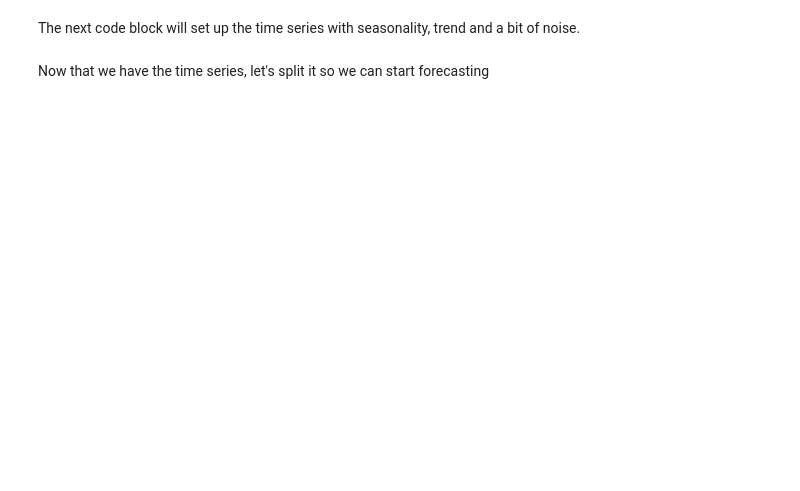
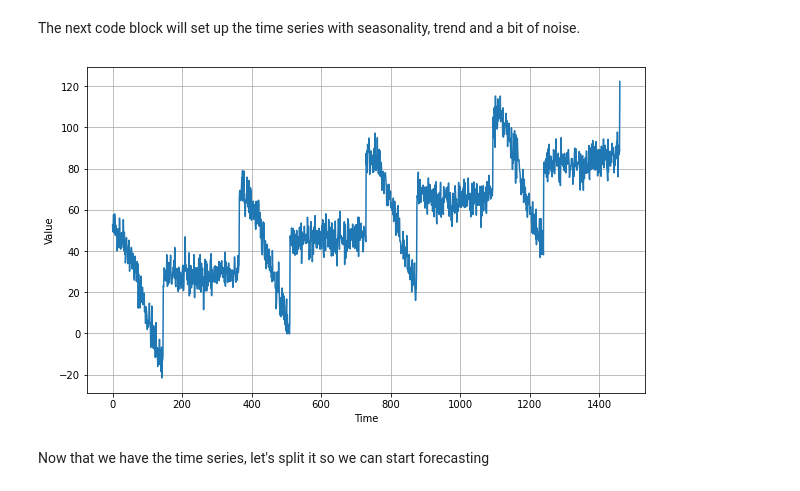
Before and after one commit to AlexNedyalkov/Deep-Learning-Time-Series-Andrew-Ng, a Jupyter notebook: Week_1_Lesson_2_Forecasting_Using_Stat_Methods.ipynb, the cells around one changed output. Saved outputs shown, nothing was run; the diff lists cells and outputs as text; code cells hidden in the pictures; blank space fills up the shorter version.

```diff
--- a/Week_1_Lesson_2_Forecasting_Using_Stat_Methods.ipynb
+++ b/Week_1_Lesson_2_Forecasting_Using_Stat_Methods.ipynb
@@ -17,8 +19,9 @@ import matplotlib.pyplot as plt
 import tensorflow as tf
 from tensorflow import keras
 
-def plot_series(time, series, format="-", start=0, end=None):
+def plot_series(time, series, format="-", start=0, end=None, title = None):
     plt.plot(time[start:end], series[start:end], format)
+    plt.title = title
     plt.xlabel("Time")
     plt.ylabel("Value")
     plt.grid(True)
@@ -29,34 +32,35 @@ def trend(time, slope=0):
 def seasonal_pattern(season_time):
     """Just an arbitrary pattern, you can change it if you wish"""
     return np.where(season_time < 0.4,
                     np.cos(season_time * 2 * np.pi),
                     1 / np.exp(3 * season_time))
 
 def seasonality(time, period, amplitude=1, phase=0):
     """Repeats the same pattern at each period"""
     season_time = ((time + phase) % period) / period
     return amplitude * seasonal_pattern(season_time)
 
 def noise(time, noise_level=1, seed=None):
     rnd = np.random.RandomState(seed)
     return rnd.randn(len(time)) * noise_level
 
 time = np.arange(4 * 365 + 1, dtype="float32")
-baseline = 10
 series = trend(time, 0.1)
 baseline = 10
 amplitude = 40
 slope = 0.05
 noise_level = 5
 
 # Create the series
 series = baseline + trend(time, slope) + seasonality(time, period=365, amplitude=amplitude)
 # Update with noise
 series += noise(time, noise_level, seed=42)
 
 plt.figure(figsize=(10, 6))
 plot_series(time, series)
 plt.show()
+# %% [output]
+[figure, added]
 # %% [markdown]
 Now that we have the time series, let's split it so we can start forecasting
 # %%
```
Also changed, not shown: parts of 15 cells of this notebook.
